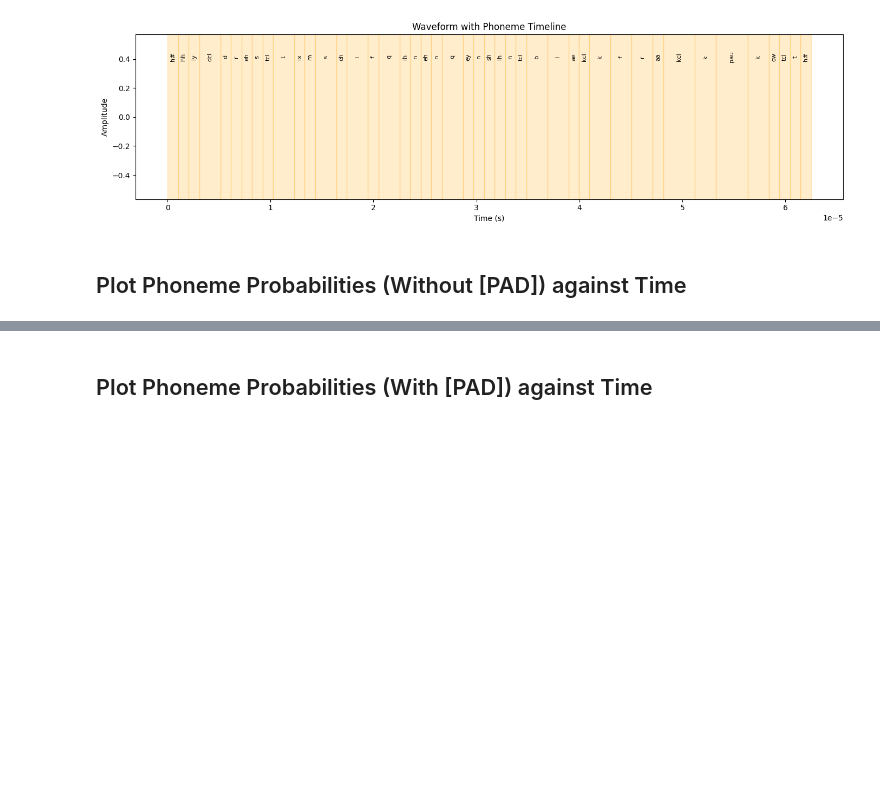
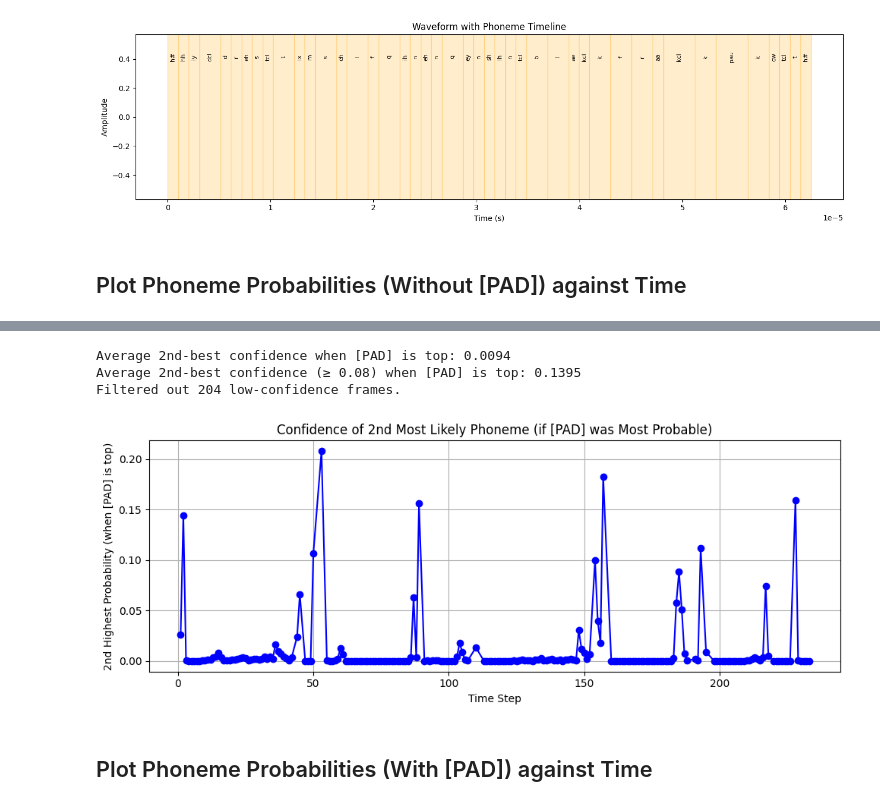
Before and after one commit to LeQi008/dysarthria-mtl, a Jupyter notebook: phonemes/phoneme_exploration.ipynb, the cells around one changed output, grey strips where cells are left out. Saved outputs shown, nothing was run; the diff lists cells and outputs as text; code cells hidden in the pictures; blank space fills up the shorter version.

```diff
--- a/phonemes/phoneme_exploration.ipynb
+++ b/phonemes/phoneme_exploration.ipynb
@@ -138,3 +179,66 @@ plot_phoneme_heatmap(probs, id2phoneme)
+# %%
+def plot_second_best_if_pad_top(probs, pad_id):
+    """
+    Plots the second highest probability per frame only when [PAD] is the highest.
+    Also prints the average confidence of these second-best predictions.
+
+    Args:
+        probs (torch.Tensor): shape (1, T, V) = (batch, time, vocab_size)
+        pad_id (int): ID of the [PAD] token
+    """
+    # Remove batch dimension
+    probs = probs.squeeze(0)  # shape: (T, V)
+
+    second_highest_probs = []
+    frame_indices = []
+
+    for t, frame_probs in enumerate(probs):  # frame_probs: (V,)
+        top2 = torch.topk(frame_probs, k=2)
+        top_ids = top2.indices
+        top_vals = top2.values
+
+        # If [PAD] is the top predicted phoneme
+        if top_ids[0].item() == pad_id:
+            second_highest_probs.append(top_vals[1].item())  # 2nd best
+            frame_indices.append(t)  # record frame index
+
+    # Compute and print average of these second-best values
+    if second_highest_probs:
+        avg_conf = sum(second_highest_probs) / len(second_highest_probs)
+        print(f"Average 2nd-best confidence when [PAD] is top: {avg_conf:.4f}")
+    else:
+        print("No frames where [PAD] was the top prediction.")
+
+    # Values below this threshold means [PAD] probability was extremely high, means very likely it was just silence/not the start of a phoneme
+    threshold = 0.08
+    # Filter out low-confidence values
+    filtered_vals = [v for v in second_highest_probs if v >= threshold]
+    # Compute and print average of these second-best values (above threshold)
+    if filtered_vals:
+        avg_conf = sum(filtered_vals) / len(filtered_vals)
+        print(f"Average 2nd-best confidence (≥ {threshold}) when [PAD] is top: {avg_conf:.4f}")
+        print(f"Filtered out {len(second_highest_probs) - len(filtered_vals)} low-confidence frames.")
+    else:
+        print(f"No valid 2nd-best predictions ≥ {threshold} when [PAD] was top.")
+
+
+    # Plot
+    plt.figure(figsize=(10, 4))
+    plt.plot(frame_indices, second_highest_probs, marker='o', linestyle='-', color='blue')
+    plt.xlabel("Time Step")
+    plt.ylabel("2nd Highest Probability (when [PAD] is top)")
+    plt.title("Confidence of 2nd Most Likely Phoneme (if [PAD] was Most Probable)")
+    plt.grid(True)
+    plt.tight_layout()
+    plt.show()
+
+pad_id = processor.tokenizer.convert_tokens_to_ids("[PAD]")
+plot_second_best_if_pad_top(probs, pad_id)
+# %% [output]
+Average 2nd-best confidence when [PAD] is top: 0.0094
+Average 2nd-best confidence (≥ 0.08) when [PAD] is top: 0.1395
+Filtered out 204 low-confidence frames.
+[figure, added]
 # %% [markdown]
 ## Plot Phoneme Probabilities (With [PAD]) against Time
 # %%
```
Also changed, not shown: parts of 7 cells of this notebook.
